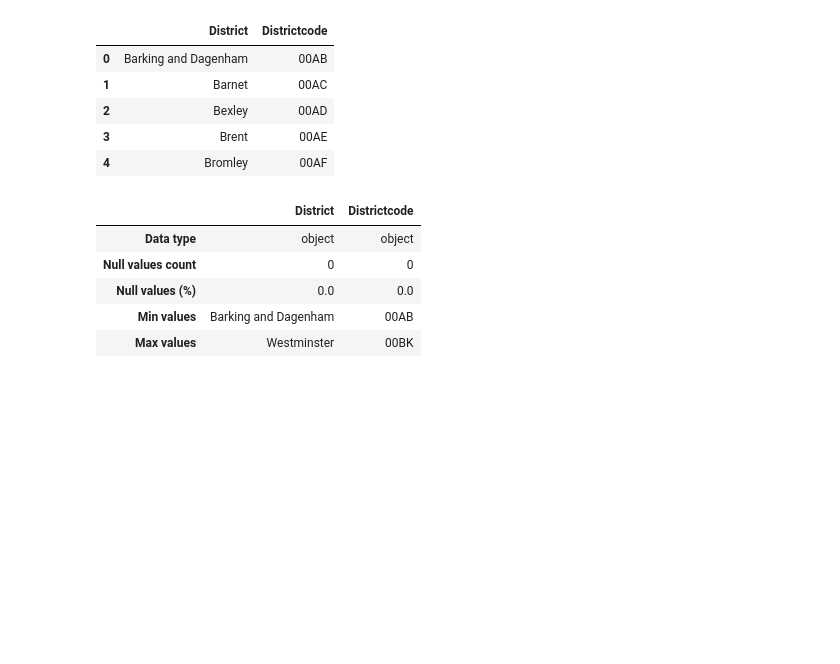
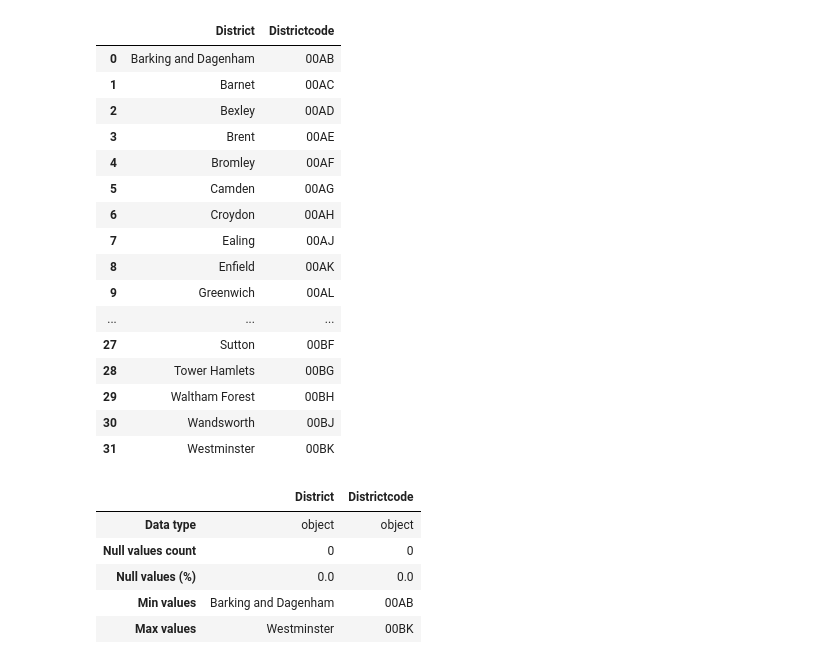
Before and after one commit to sdu100/W8, a Jupyter notebook: Data cleaning.ipynb, the cells around one changed output. Drawn from its saved outputs; the diff is of its cells as text; code cells hidden in the pictures; blank space fills up the shorter version.

```diff
--- a/Data cleaning.ipynb
+++ b/Data cleaning.ipynb
@@ -5,14 +5,25 @@ import warnings
 warnings.filterwarnings("ignore")
 # %%
 df_district_code = pd.read_csv("London District codes(1).csv")
-df_district_code.head()
+df_district_code
 # %% [output]
 |  | District | Districtcode |
 | 0 | Barking and Dagenham | 00AB |
 | 1 | Barnet | 00AC |
 | 2 | Bexley | 00AD |
 | 3 | Brent | 00AE |
 | 4 | Bromley | 00AF |
+| 5 | Camden | 00AG |
+| 6 | Croydon | 00AH |
+| 7 | Ealing | 00AJ |
+| 8 | Enfield | 00AK |
+| 9 | Greenwich | 00AL |
+| ... | ... | ... |
+| 27 | Sutton | 00BF |
+| 28 | Tower Hamlets | 00BG |
+| 29 | Waltham Forest | 00BH |
+| 30 | Wandsworth | 00BJ |
+| 31 | Westminster | 00BK |
 # %%
 info=pd.DataFrame(df_dictrict_code.dtypes).T.rename(index={0:'Data type'})
 info=info.append(pd.DataFrame(df_dictrict_code.isna().sum()).T.rename(index={0:'Null values count'}))
```
Also changed, not shown: parts of 26 cells of this notebook.
